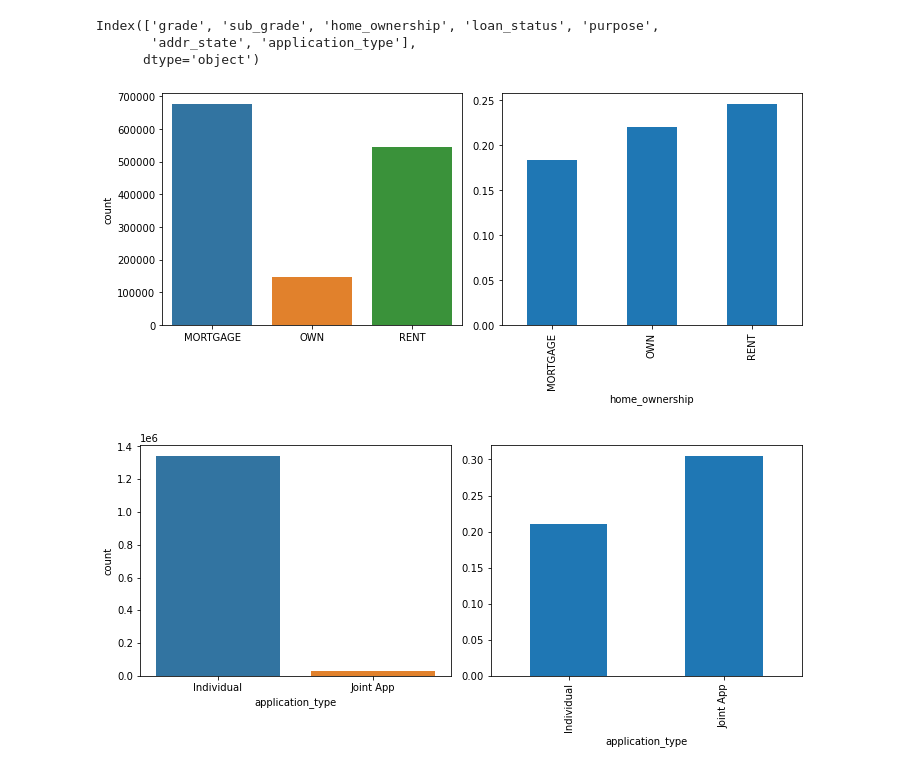
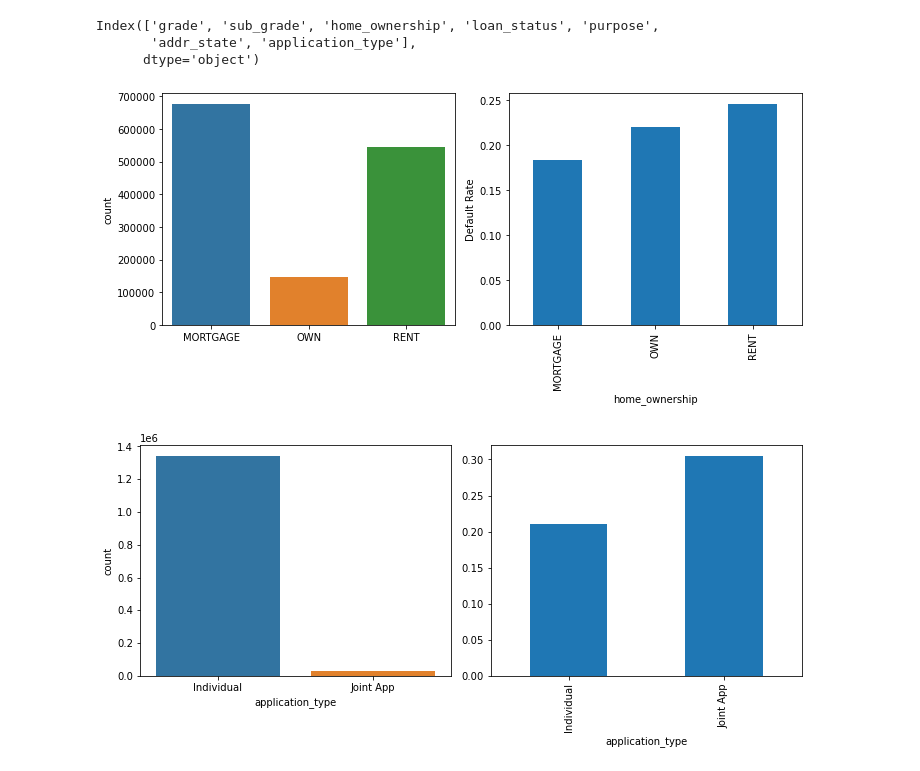
Before and after one commit to WeiDong-Sanderson/LendingClub_Default-Prediction, a Jupyter notebook: Notebook/2. Exploratory Data Analysis (EDA).ipynb, the cells around one changed output. Cells and saved outputs as stored; diff of their text form; code cells hidden in the pictures.

```diff
--- a/Notebook/2. Exploratory Data Analysis (EDA).ipynb
+++ b/Notebook/2. Exploratory Data Analysis (EDA).ipynb
@@ -90,17 +195,18 @@ Index(['grade', 'sub_grade', 'home_ownership', 'loan_status', 'purpose',
 # %%
 plt.figure(figsize=(10, 8))
 
 plt.subplot(2, 2, 1)
 sns.countplot(sorted(df.home_ownership))
 
 plt.subplot(2, 2, 2)
 df.groupby('home_ownership')['Default'].mean().plot.bar()
+plt.ylabel('Default Rate', fontsize =10)
 
 plt.tight_layout()
 
 #Most of people have a house mortgage, but shows lower default rate
 # %% [output]
-[figure, old version]
+[figure, new version]
 # %%
 plt.figure(figsize=(10, 8))
 
```
Also changed, not shown: parts of 15 cells of this notebook, 11 other files.
